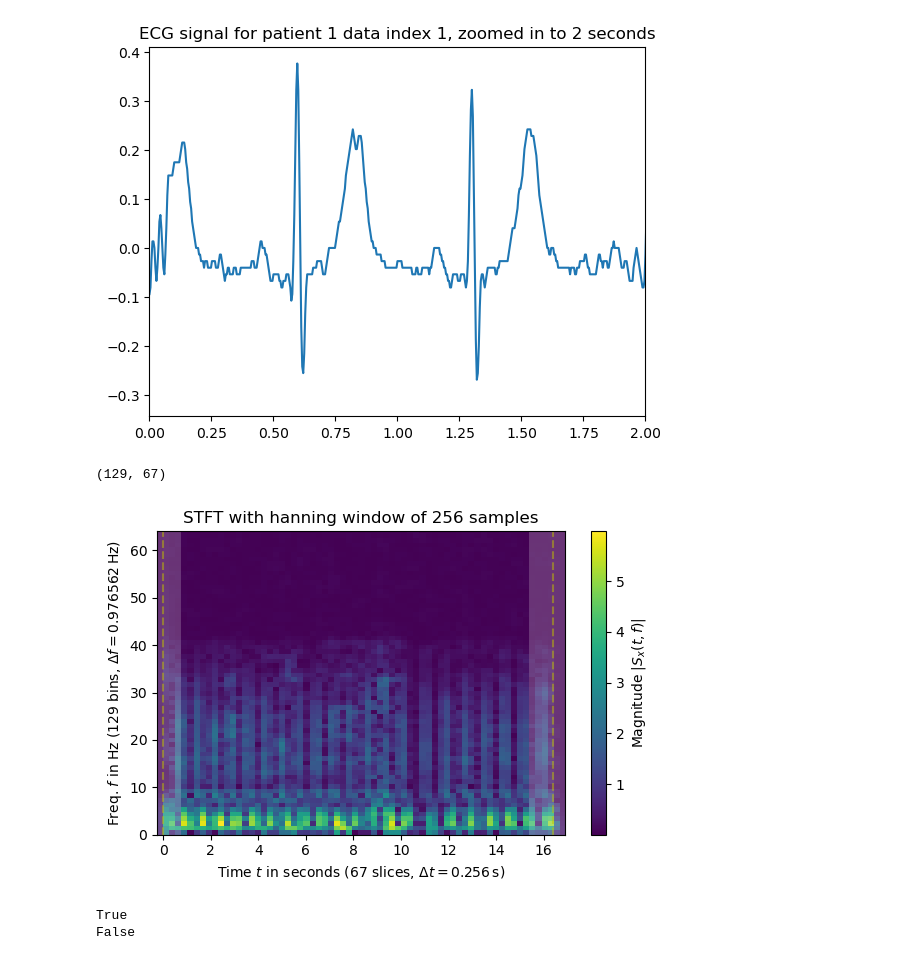
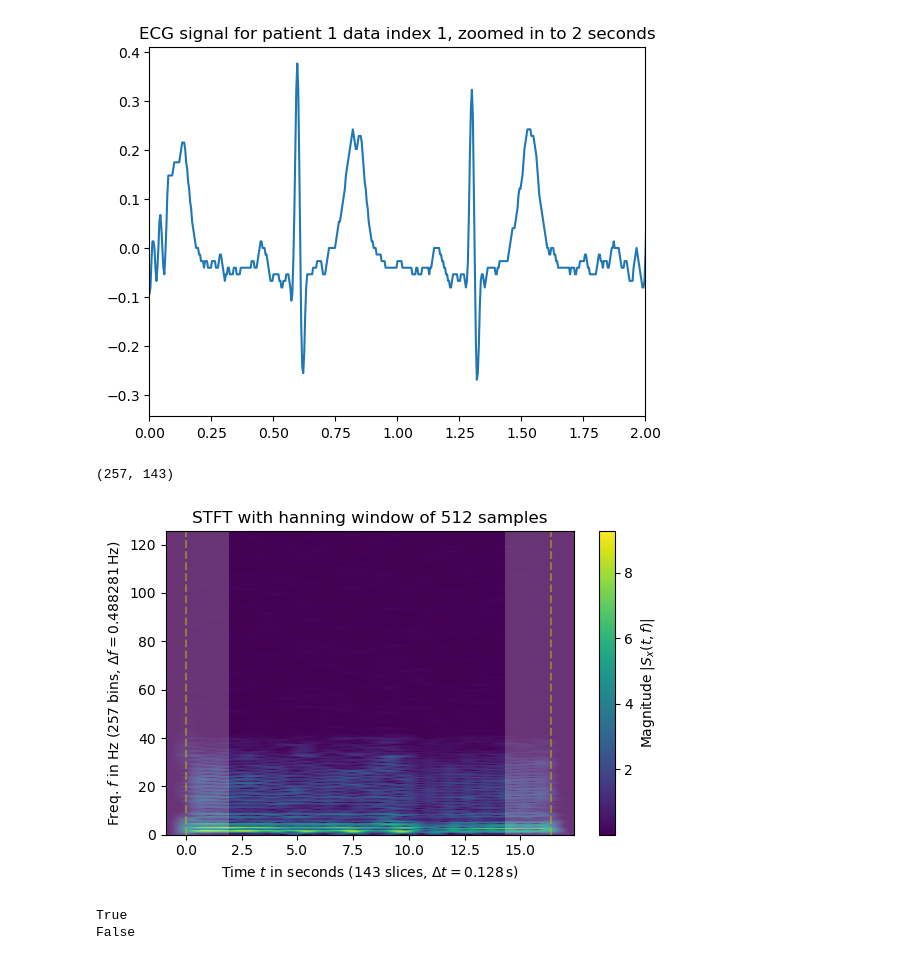
Before and after one commit to myles-i/DLH_TransferLearning, a Jupyter notebook: jupyter_notebooks/explore_spectogram.ipynb, the cells around one changed output. Drawn from its saved outputs; the diff is of its cells as text; code cells hidden in the pictures.

```diff
--- a/jupyter_notebooks/explore_spectogram.ipynb
+++ b/jupyter_notebooks/explore_spectogram.ipynb
@@ -85,6 +85,8 @@ twindow is 16.384 with N 4096 and fsample 250.0
 # Lets chose a hanning window
 # this is like a 1D convolution, that helps smooth out the spectogram across time slices,
 # and makes them periodic across the window to satisfy FFT assumptions
+window_size = 512
+stride = 32
 w = np.hanning(window_size)
 
 # lets do the actual spectogram (series of fft frequency decompositions over time)
@@ -92,36 +94,36 @@ w = np.hanning(window_size)
 SFT = ShortTimeFFT(w, hop=stride, fs=1/T_x);
 Sx = SFT.stft(selected_signal)
 print(Sx.shape)
 
 # lets plot the spectogram
 fig1, ax1 = plt.subplots(figsize=(6., 4.))  # enlarge plot a bit
 t_lo, t_hi = SFT.extent(N)[:2]  # time range of plot
 ax1.set_title(rf"STFT with hanning window of {window_size} samples")
 ax1.set(xlabel=f"Time $t$ in seconds ({SFT.p_num(N)} slices, " +
                rf"$\Delta t = {SFT.delta_t:g}\,$s)",
         ylabel=f"Freq. $f$ in Hz ({SFT.f_pts} bins, " +
                rf"$\Delta f = {SFT.delta_f:g}\,$Hz)",
         xlim=(t_lo, t_hi))
 
 im1 = ax1.imshow(abs(Sx), origin='lower', aspect='auto',
                  extent=SFT.extent(N), cmap='viridis')
 fig1.colorbar(im1, label="Magnitude $|S_x(t, f)|$")
 
 # Shade areas where window slices stick out to the side:
 # we will not use these in our training
 for t0_, t1_ in [(t_lo, SFT.lower_border_end[0] * SFT.T),
                  (SFT.upper_border_begin(N)[0] * SFT.T, t_hi)]:
     ax1.axvspan(t0_, t1_, color='w', linewidth=0, alpha=.2)
 for t_ in [0, N * SFT.T]:  # mark signal borders with vertical line:
     ax1.axvline(t_, color='y', linestyle='--', alpha=0.5)
 fig1.tight_layout()
 
 # zoom into 0 to 40Hz on y axis (this seems to be where the action is)
-ax1.set_ylim(0, 64)
+# ax1.set_ylim(0, 64)
 plt.show()
 # %% [output]
-(129, 67)
+(257, 143)
-[figure, old version]
+[figure, new version]
 # %%
 # Now lets see how good the spectogram captures the information in the time-domain signal
 # we can do this by inverting the spectogram back to the time-domain signal
```
Also changed, not shown: parts of 4 cells of this notebook, 3 other files.
